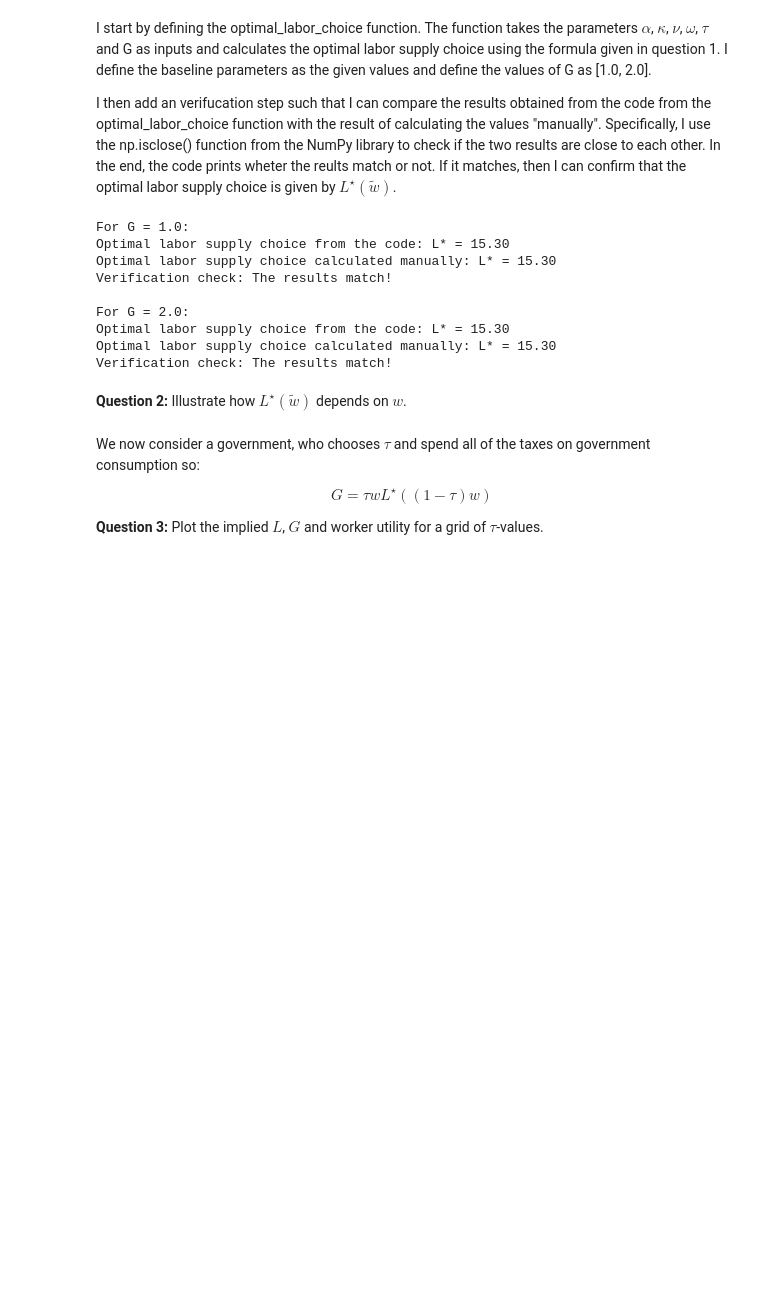
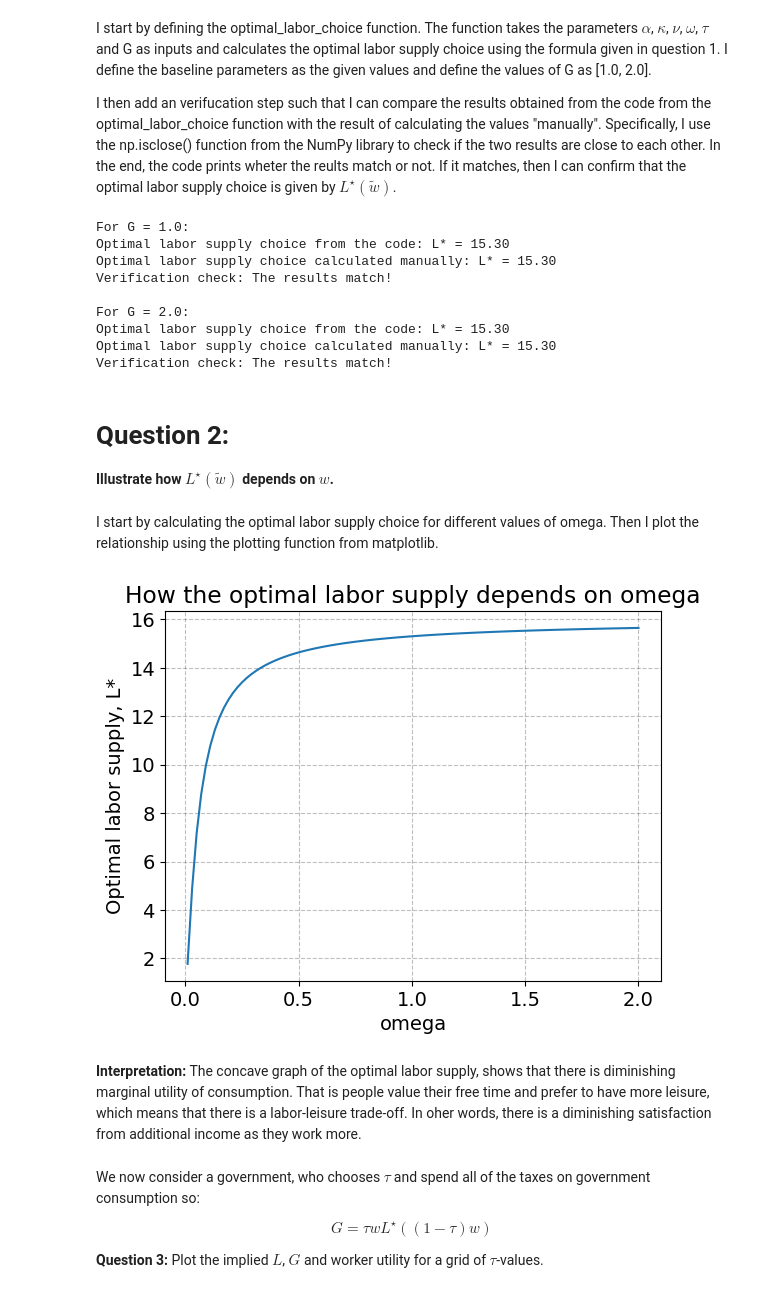
Before and after one commit to NumEconCopenhagen/projects-2023-lnp953, a Jupyter notebook: examproject/Exam-2023-notebook.ipynb, the cells around one changed output. Saved outputs shown, nothing was run; the diff lists cells and outputs as text; code cells hidden in the pictures; blank space fills up the shorter version.

```diff
--- a/examproject/Exam-2023-notebook.ipynb
+++ b/examproject/Exam-2023-notebook.ipynb
@@ -92,15 +93,15 @@ nu = 1 / (2 * 16**2)
 omega = 1.0
 tau = 0.30
 
-#Defining the values of G
+#Defining the values G can take
 G_values = [1.0, 2.0]
 
 #Calculating the optimal labor supply choice for each G value
 for G in G_values:
     #Calling the function to find the optimal labor supply choice
-    L_star = optimal_labor_choice(w, tau, alpha, kappa, nu, G)
+    L_star = optimal_labor_choice(omega, tau, alpha, kappa, nu, G)
 
-    #Calculating the optimal labor supply choice manually using the formula
+    #Calculating the optimal labor supply choice MANUALLY using the formula
     calculated_L_star = (-kappa + np.sqrt(kappa**2 + 4 * alpha / nu * (1 - tau)**2 * omega**2)) / (2 * (1 - tau) * omega)
 
     print(f"For G = {G}:")
@@ -125,4 +126,5 @@ Optimal labor supply choice from the code: L* = 15.30
 Optimal labor supply choice calculated manually: L* = 15.30
 Verification check: The results match!
 # %% [markdown]
-**Question 2:** Illustrate how $L^{\star}(\tilde{w})$ depends on $w$.
+# Question 2:
+**Illustrate how $L^{\star}(\tilde{w})$ depends on $w$.**
@@ -131,3 +131,23 @@ Verification check: The results match!
+# %% [markdown]
+I start by calculating the optimal labor supply choice for different values of omega. Then I plot the relationship using the plotting function from matplotlib.
+# %%
+#Generating a range of omega values
+omega_values = np.linspace(0.01, 2.0, 100)
+
+#Calculating the optimal labor supply choice for each omega value
+L_star_values = [optimal_labor_choice(omega, tau, alpha, kappa, nu, G) for omega in omega_values]
+
+#Plotting the relationship between omega and L_star
+plt.plot(omega_values, L_star_values)
+plt.xlabel('omega')
+plt.ylabel('Optimal labor supply, L*')
+plt.title('How the optimal labor supply depends on omega')
+plt.grid(True)
+plt.show()
+# %% [output]
+[figure, added]
+# %% [markdown]
+**Interpretation:** The concave graph of the optimal labor supply, shows that there is diminishing marginal utility of consumption. That is people value their free time and prefer to have more leisure, which means that there is a labor-leisure trade-off. In oher words, there is a diminishing satisfaction from additional income as they work more.
 # %% [markdown]
 
 We now consider a government, who chooses $\tau$ and spend all of the taxes on government consumption so:
```
Also changed, not shown: parts of 2 cells of this notebook.
